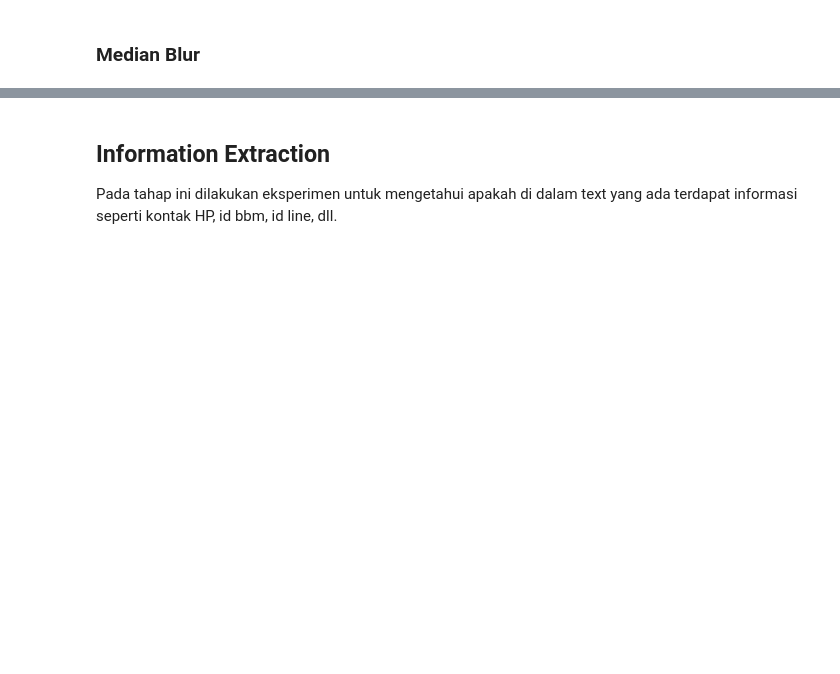
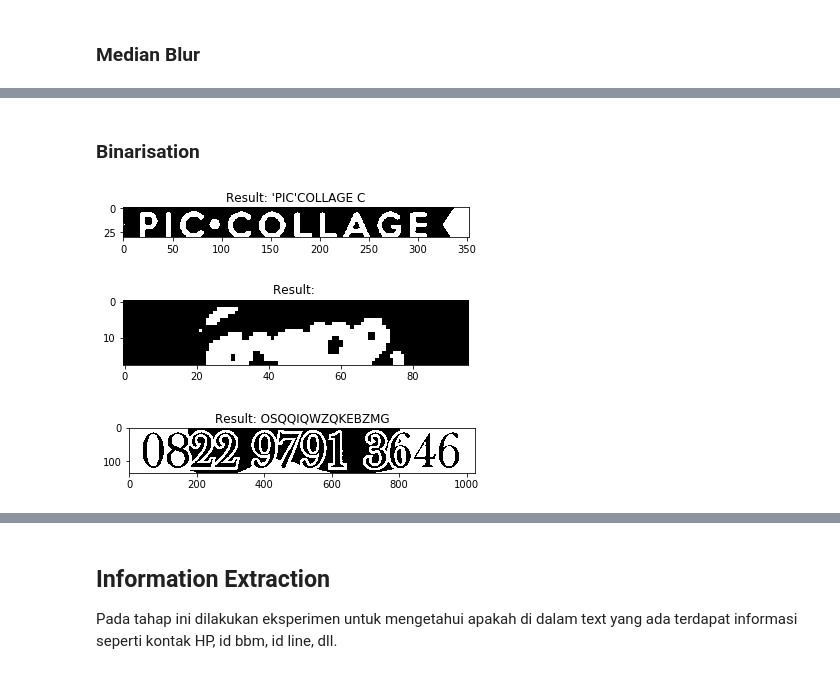
Before and after one commit to mhilmiasyrofi/character-recognition, a Jupyter notebook: Character Recognition + Information Extraction.ipynb, the cells around one changed output, grey strips where cells are left out. Drawn from its saved outputs; the diff is of its cells as text; code cells hidden in the pictures; blank space fills up the shorter version.

```diff
--- a/Character Recognition + Information Extraction.ipynb
+++ b/Character Recognition + Information Extraction.ipynb
@@ -246,0 +256,28 @@ for img in imgs_copy :
+# %% [markdown]
+### Binarisation
+# %%
+texts = []
+imgs_copy = imgs
+for img in imgs_copy :
+    img = cv2.resize(img, None, fx = 2, fy = 2, interpolation = cv2.INTER_CUBIC)
+    img = cv2.cvtColor(img, cv2.COLOR_BGR2GRAY)
+    ret, img = cv2.threshold(img, 0, 255, cv2.THRESH_BINARY+cv2.THRESH_OTSU)
+#     img = cv2.bitwise_not(img)
+
+    img = Image.fromarray(img)
+    text = tool.image_to_string(
+        img,
+        lang='eng',
+        builder=builder
+    )
+    title = "Result: " + text
+    fig = plt.figure()
+    ax1 = fig.add_axes((0.1, 0.2, 0.8, 0.7))
+    ax1.set_title(title)
+    plt.imshow(img)
+
+    texts.append(text)
+# %% [output]
+[figure, added]
+[figure, added]
+[figure, added]
```
Also changed, not shown: parts of 12 cells of this notebook, 2 other files.
